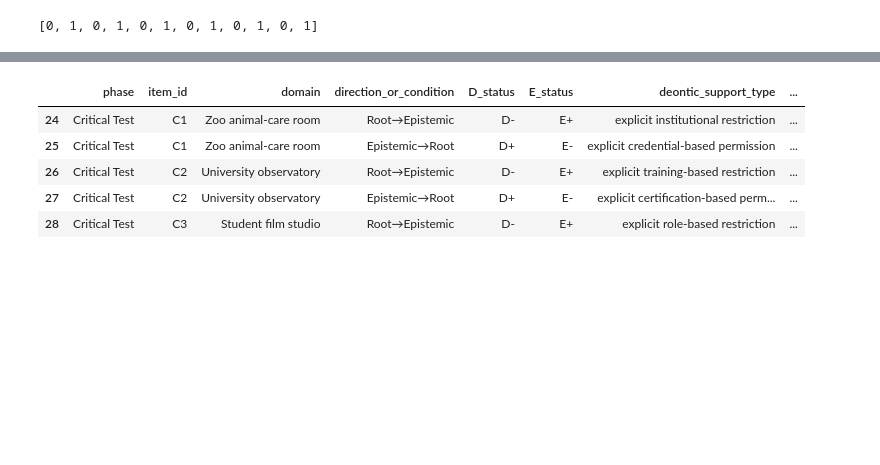
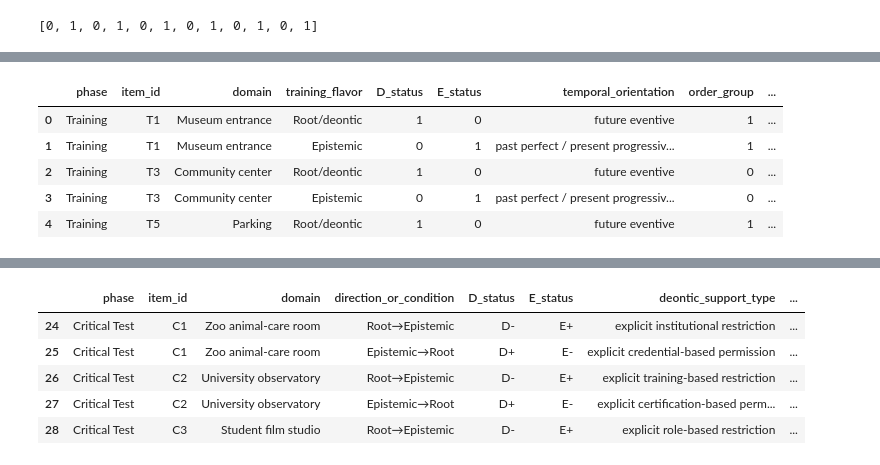
Before and after one commit to lucas-y-li/modal-learning, a Jupyter notebook: exp1_setup_stimulus.ipynb, the cells around one changed output, grey strips where cells are left out. Saved outputs shown, nothing was run; the diff lists cells and outputs as text; code cells hidden in the pictures; blank space fills up the shorter version.

```diff
--- a/exp1_setup_stimulus.ipynb
+++ b/exp1_setup_stimulus.ipynb
@@ -119,3 +91,56 @@ learn_df.head()
+# %%
+
+functional = learn_df[[
+            "phase",
+            "item_id",
+            "domain",
+            "training_flavor",
+            "D_status",
+            "E_status",
+            "temporal_orientation",
+            "order_group",
+            "order",
+            "context_order",
+            "functional_auxiliary_target",
+            "comprehension_question",
+            "comprehension_option_A",
+            "comprehension_option_B",
+            "comprehension_correct"
+            ]].rename(columns={
+                "functional_auxiliary_target":"alien_target_response",
+                })
+functional["modal_type"] = "functional"
+
+lexical = learn_df[[
+            "phase",
+            "item_id",
+            "domain",
+            "training_flavor",
+            "D_status",
+            "E_status",
+            "temporal_orientation",
+            "order_group",
+            "order",
+            "context_order",
+            "lexical_adjective_target",
+            "comprehension_question",
+            "comprehension_option_A",
+            "comprehension_option_B",
+            "comprehension_correct"
+            ]].rename(columns={
+                "lexical_adjective_target":"alien_target_response",
+                })
+lexical["modal_type"] = "lexical"
+
+learn_df = pd.concat([functional, lexical])
+learn_df.head()
+# %% [output]
+|  | phase | item_id | domain | training_flavor | D_status | E_status | temporal_orientation | order_group | ... |
+| 0 | Training | T1 | Museum entrance | Root/deontic | 1 | 0 | future eventive | 1 | ... |
+| 1 | Training | T1 | Museum entrance | Epistemic | 0 | 1 | past perfect / present progressiv... | 1 | ... |
+| 2 | Training | T3 | Community center | Root/deontic | 1 | 0 | future eventive | 0 | ... |
+| 3 | Training | T3 | Community center | Epistemic | 0 | 1 | past perfect / present progressiv... | 0 | ... |
+| 4 | Training | T5 | Parking | Root/deontic | 1 | 0 | future eventive | 1 | ... |
 # %%
 learn_df["comprehension_correct"] = learn_df.apply(
     lambda x: x["comprehension_option_A"] if x["comprehension_correct"] == "A" else x["comprehension_option_B"],
```
Also changed, not shown: parts of 6 cells of this notebook, 3 other files.
